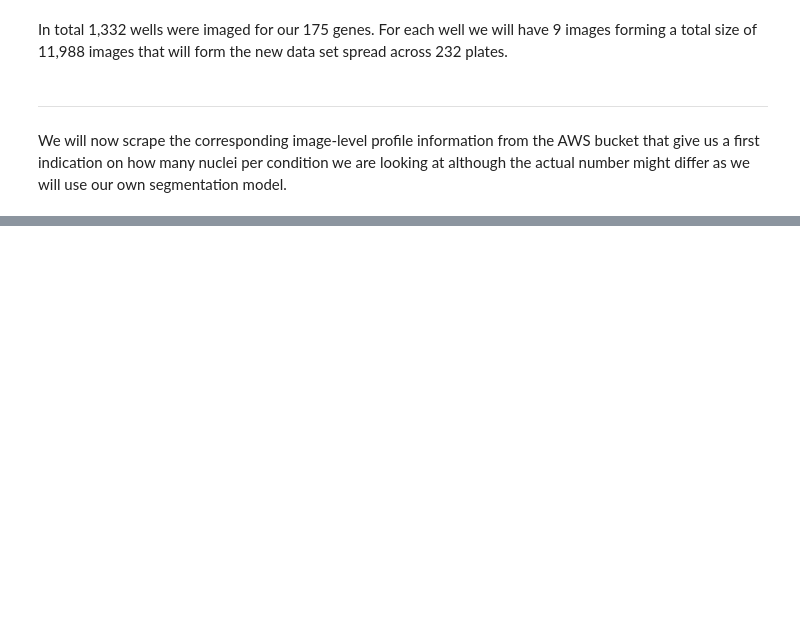
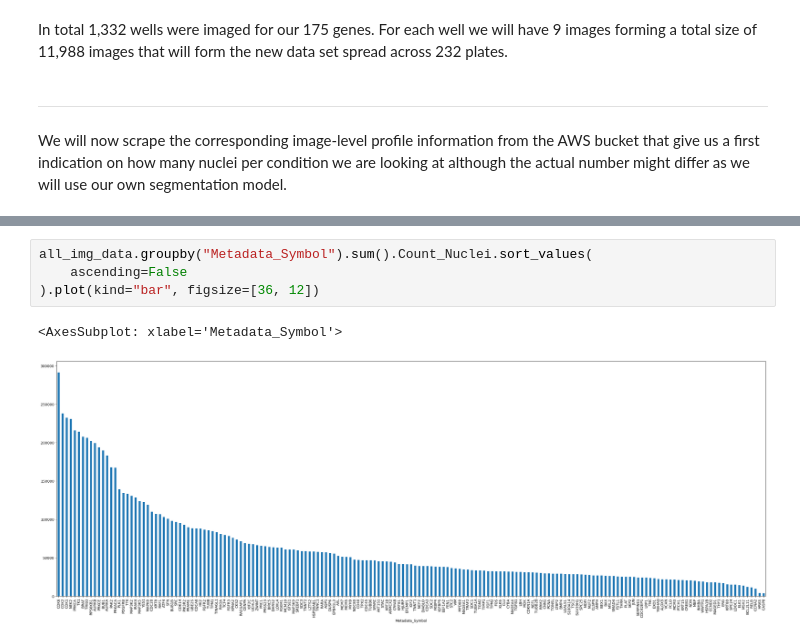
Before and after one commit to dpaysan/jump_datasets, a Jupyter notebook: data_exploration.ipynb, the cells around one changed output, grey strips where cells are left out. Saved outputs shown, nothing was run; the diff lists cells and outputs as text; blank space fills up the shorter version.

Commit message:
update data scraping

```diff
--- a/data_exploration.ipynb
+++ b/data_exploration.ipynb
@@ -303,0 +320,7 @@ all_img_data.to_csv("metadata/covered_image_data_all.csv.gz")
+# %%
+all_img_data.groupby("Metadata_Symbol").sum().Count_Nuclei.sort_values(
+    ascending=False
+).plot(kind="bar", figsize=[36, 12])
+# %% [output]
+<AxesSubplot: xlabel='Metadata_Symbol'>
+[figure, added]
```
Also changed, not shown: parts of 29 cells of this notebook.
